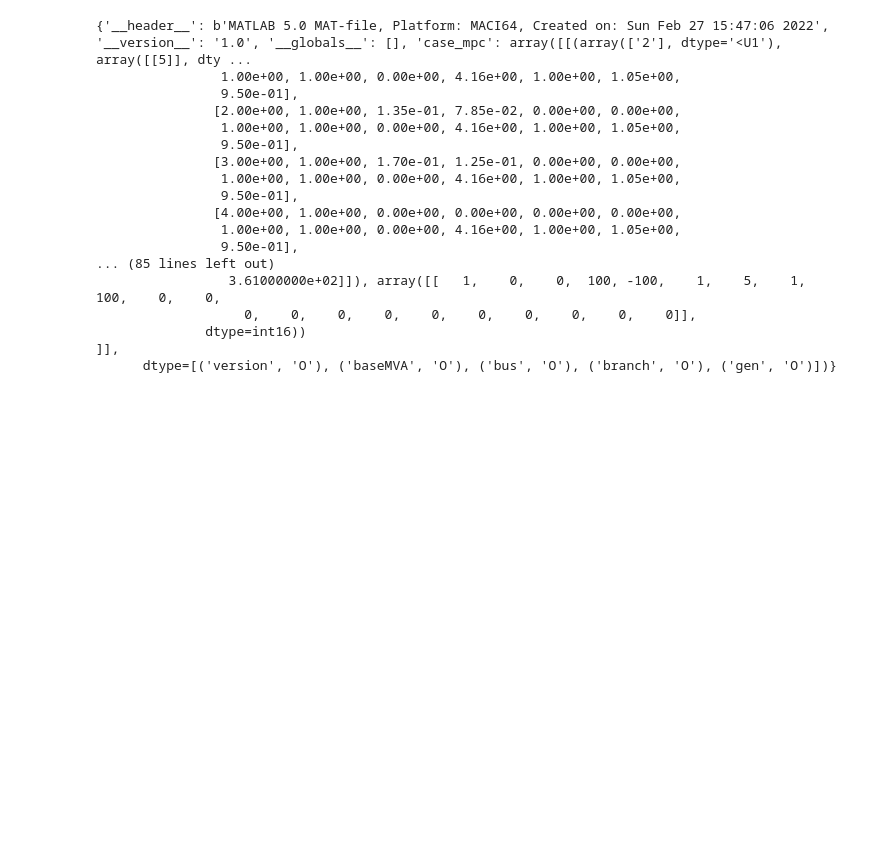
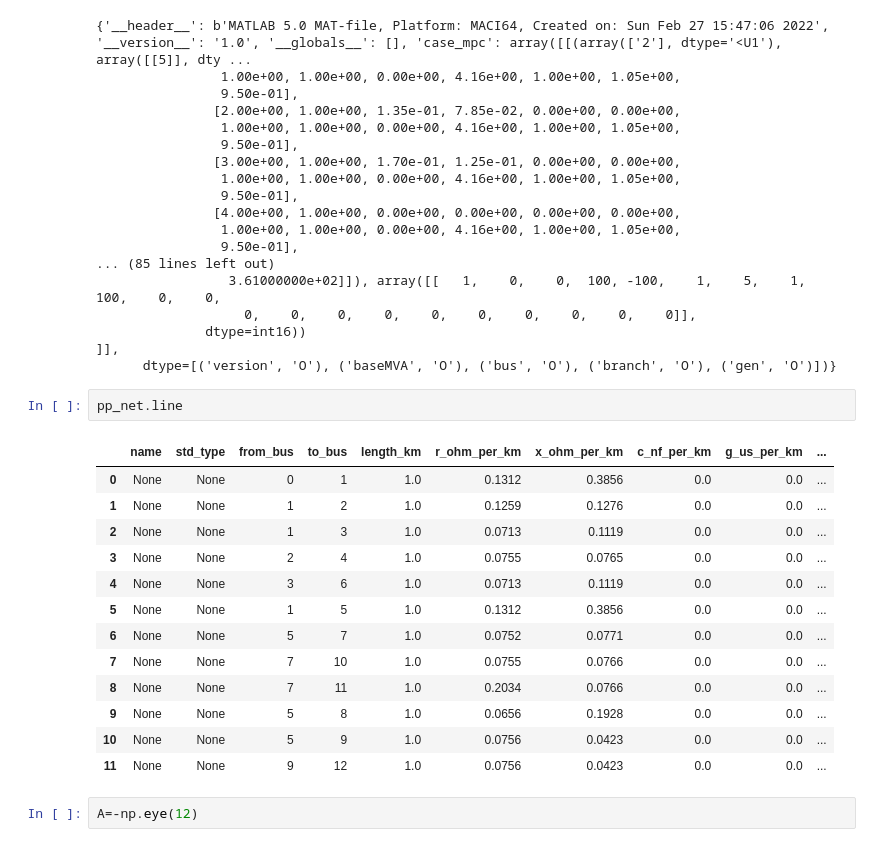
Before and after one commit to JieFeng-cse/13bus-testcase-iCore, a Jupyter notebook: pandapower models/pandapower models/IEEE_13bus_pandapower.ipynb, the cells around one changed output. Saved outputs shown, nothing was run; the diff lists cells and outputs as text; blank space fills up the shorter version.

```diff
--- a/pandapower models/pandapower models/IEEE_13bus_pandapower.ipynb
+++ b/pandapower models/pandapower models/IEEE_13bus_pandapower.ipynb
@@ -116,3 +116,21 @@ print(matfile)
                    0,    0,    0,    0,    0,    0,    0,    0,    0,    0]],
               dtype=int16))                                                                                                       ]],
       dtype=[('version', 'O'), ('baseMVA', 'O'), ('bus', 'O'), ('branch', 'O'), ('gen', 'O')])}
+# %%
+pp_net.line
+# %% [output]
+|  | name | std_type | from_bus | to_bus | length_km | r_ohm_per_km | x_ohm_per_km | c_nf_per_km | g_us_per_km | ... |
+| 0 | None | None | 0 | 1 | 1.0 | 0.1312 | 0.3856 | 0.0 | 0.0 | ... |
+| 1 | None | None | 1 | 2 | 1.0 | 0.1259 | 0.1276 | 0.0 | 0.0 | ... |
+| 2 | None | None | 1 | 3 | 1.0 | 0.0713 | 0.1119 | 0.0 | 0.0 | ... |
+| 3 | None | None | 2 | 4 | 1.0 | 0.0755 | 0.0765 | 0.0 | 0.0 | ... |
+| 4 | None | None | 3 | 6 | 1.0 | 0.0713 | 0.1119 | 0.0 | 0.0 | ... |
+| 5 | None | None | 1 | 5 | 1.0 | 0.1312 | 0.3856 | 0.0 | 0.0 | ... |
+| 6 | None | None | 5 | 7 | 1.0 | 0.0752 | 0.0771 | 0.0 | 0.0 | ... |
+| 7 | None | None | 7 | 10 | 1.0 | 0.0755 | 0.0766 | 0.0 | 0.0 | ... |
+| 8 | None | None | 7 | 11 | 1.0 | 0.2034 | 0.0766 | 0.0 | 0.0 | ... |
+| 9 | None | None | 5 | 8 | 1.0 | 0.0656 | 0.1928 | 0.0 | 0.0 | ... |
+| 10 | None | None | 5 | 9 | 1.0 | 0.0756 | 0.0423 | 0.0 | 0.0 | ... |
+| 11 | None | None | 9 | 12 | 1.0 | 0.0756 | 0.0423 | 0.0 | 0.0 | ... |
+# %%
+A=-np.eye(12)
```
Also changed, not shown: parts of 9 cells of this notebook, 13 other files.
